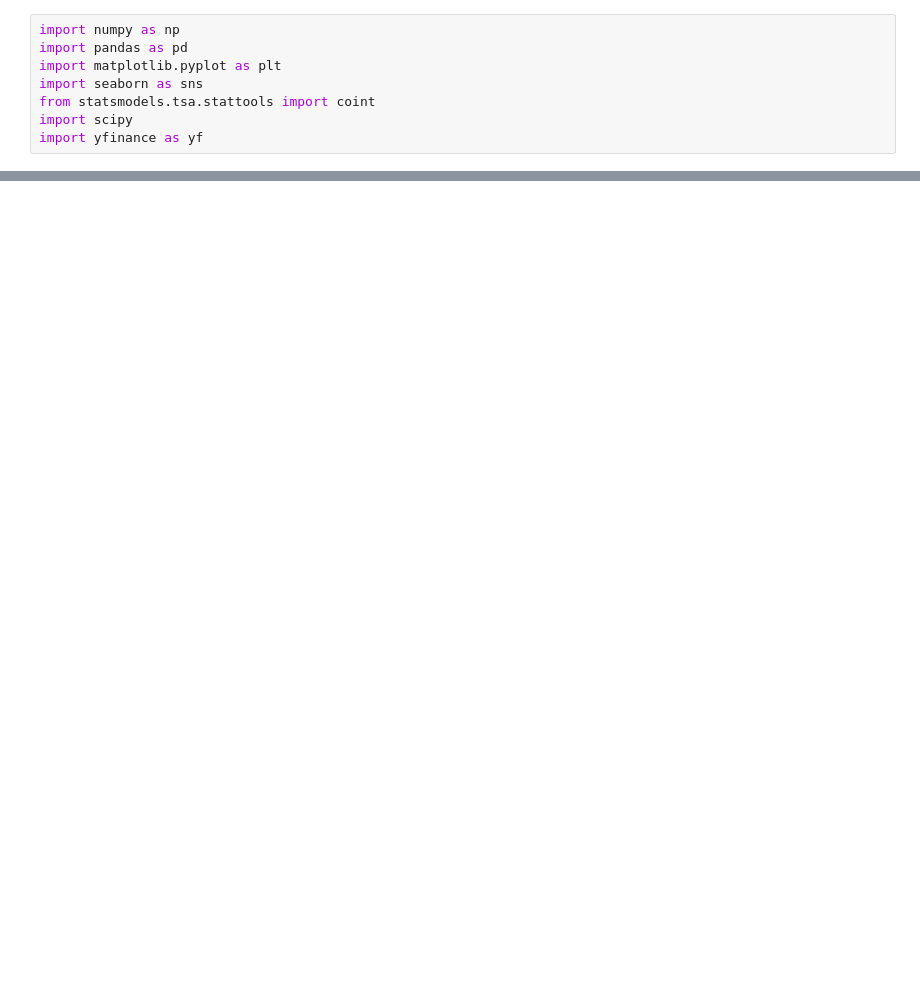
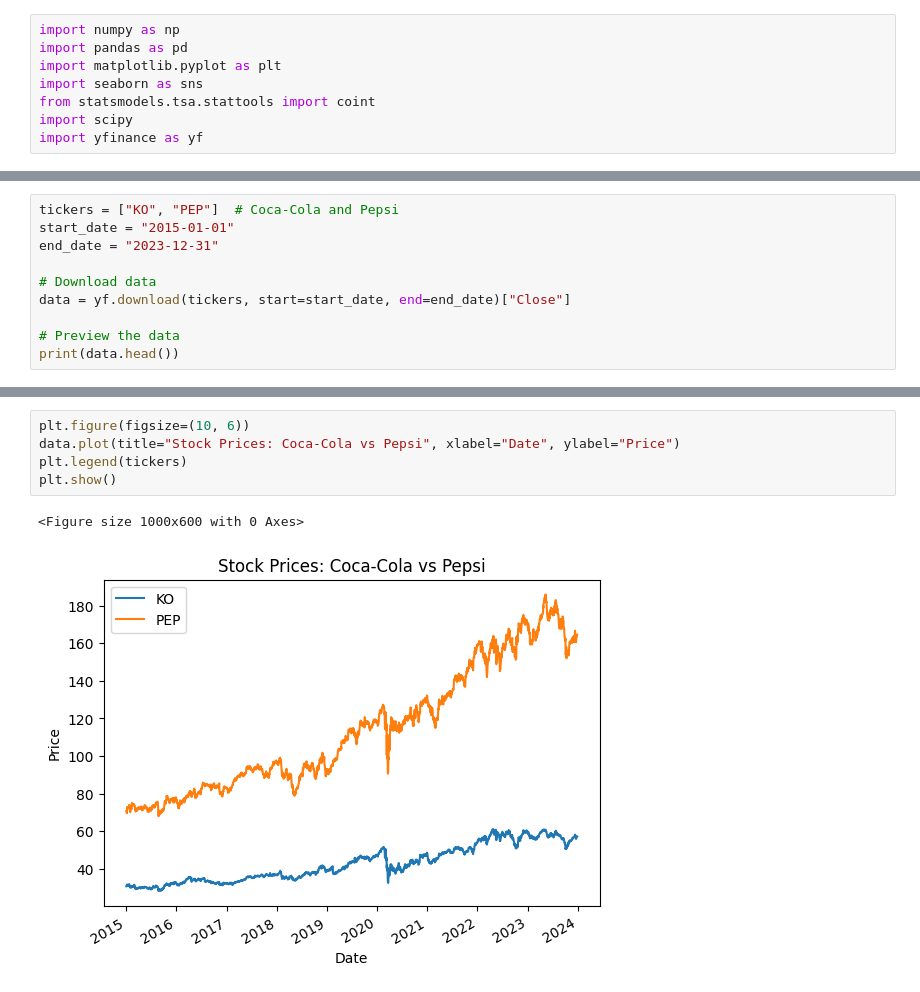
Before and after one commit to luca-benedetti/long_short_strategy, a Jupyter notebook: notebooks/exploration1.ipynb, the cells around one changed output, grey strips where cells are left out. Saved outputs shown, nothing was run; the diff lists cells and outputs as text; blank space fills up the shorter version.

Commit message:
two stocks correlation analysis

```diff
--- a/notebooks/exploration1.ipynb
+++ b/notebooks/exploration1.ipynb
@@ -45,0 +9,10 @@ Date
+# %%
+tickers = ["KO", "PEP"]  # Coca-Cola and Pepsi
+start_date = "2015-01-01"
+end_date = "2023-12-31"
+
+# Download data
+data = yf.download(tickers, start=start_date, end=end_date)["Close"]
+
+# Preview the data
+print(data.head())
@@ -45,0 +28,8 @@ Date
+# %%
+plt.figure(figsize=(10, 6))
+data.plot(title="Stock Prices: Coca-Cola vs Pepsi", xlabel="Date", ylabel="Price")
+plt.legend(tickers)
+plt.show()
+# %% [output]
+<Figure size 1000x600 with 0 Axes>
+[figure, added]
```
Also changed, not shown: parts of 7 cells of this notebook.
